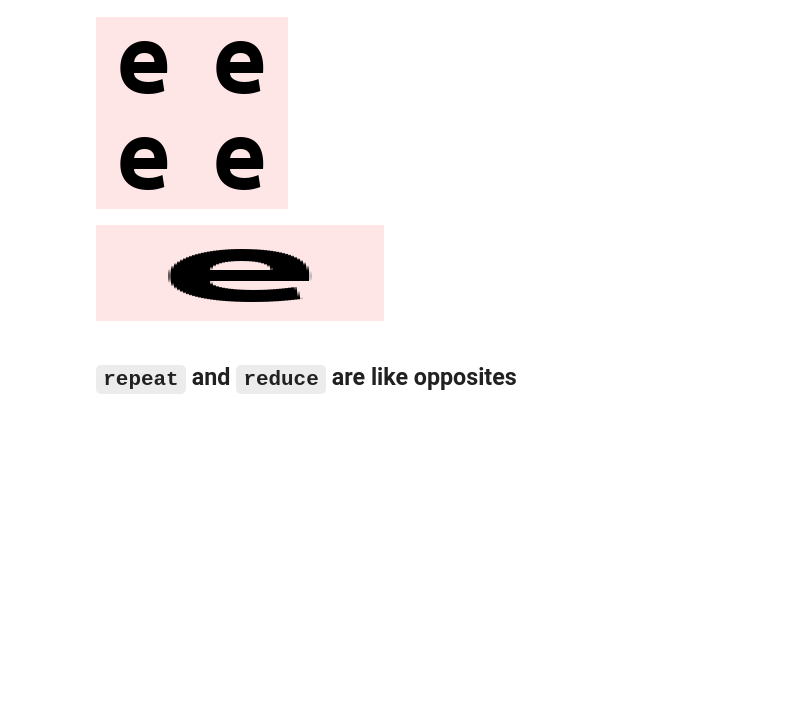
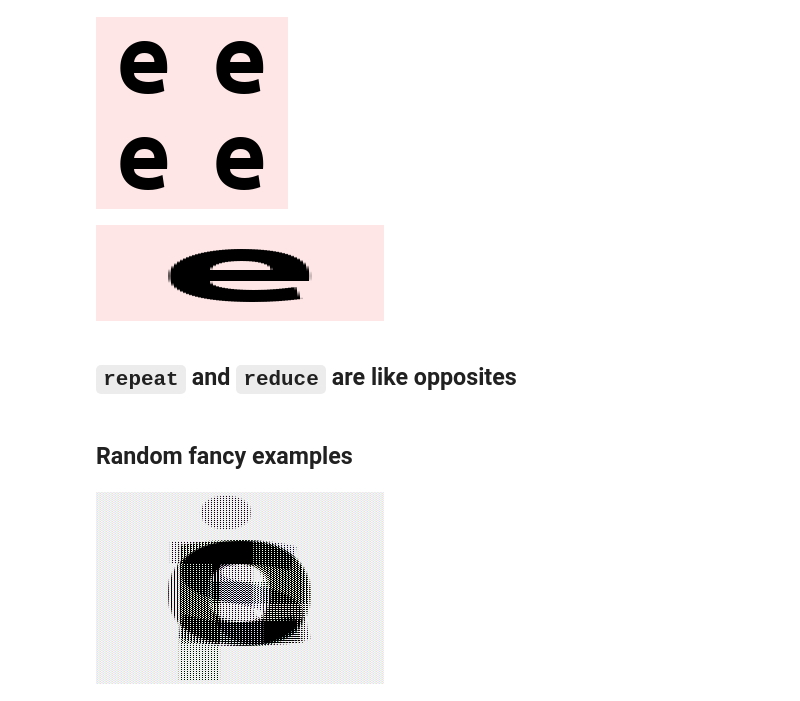
Before and after one commit to habbes/learn-einops, a Jupyter notebook: 01-basics.ipynb, the cells around one changed output. Drawn from its saved outputs; the diff is of its cells as text; code cells hidden in the pictures; blank space fills up the shorter version.

Commit message:
Random examples

```diff
--- a/01-basics.ipynb
+++ b/01-basics.ipynb
@@ -611,3 +611,11 @@ repeat(ims[0], "h w c -> h (w 3) c")
 repeated = repeat(ims, "b h w c -> b h new_axis w c", new_axis=2)
 reduced = reduce(repeated, "b h new_axis w c -> b h w c", "min")
 assert np.array_equal(ims, reduced)
+# %% [markdown]
+## Random fancy examples
+# %%
+# interweaving pixels of different images
+# all letters are observable
+rearrange(ims, "(b1 b2) h w c -> (h b1) (w b2) c", b1=2)
+# %% [output]
+[figure, added]
```
Also changed, not shown: parts of 13 cells of this notebook.
